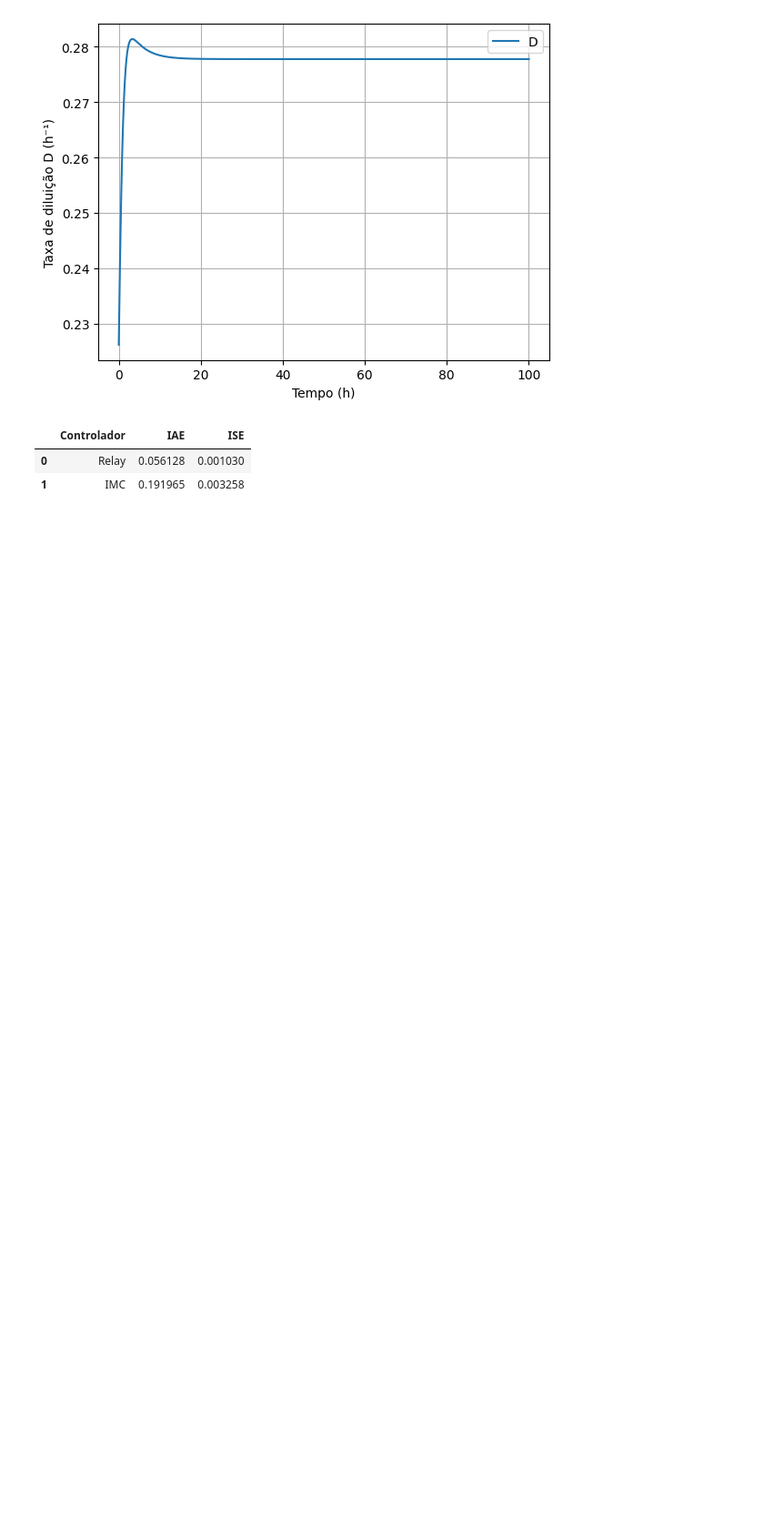
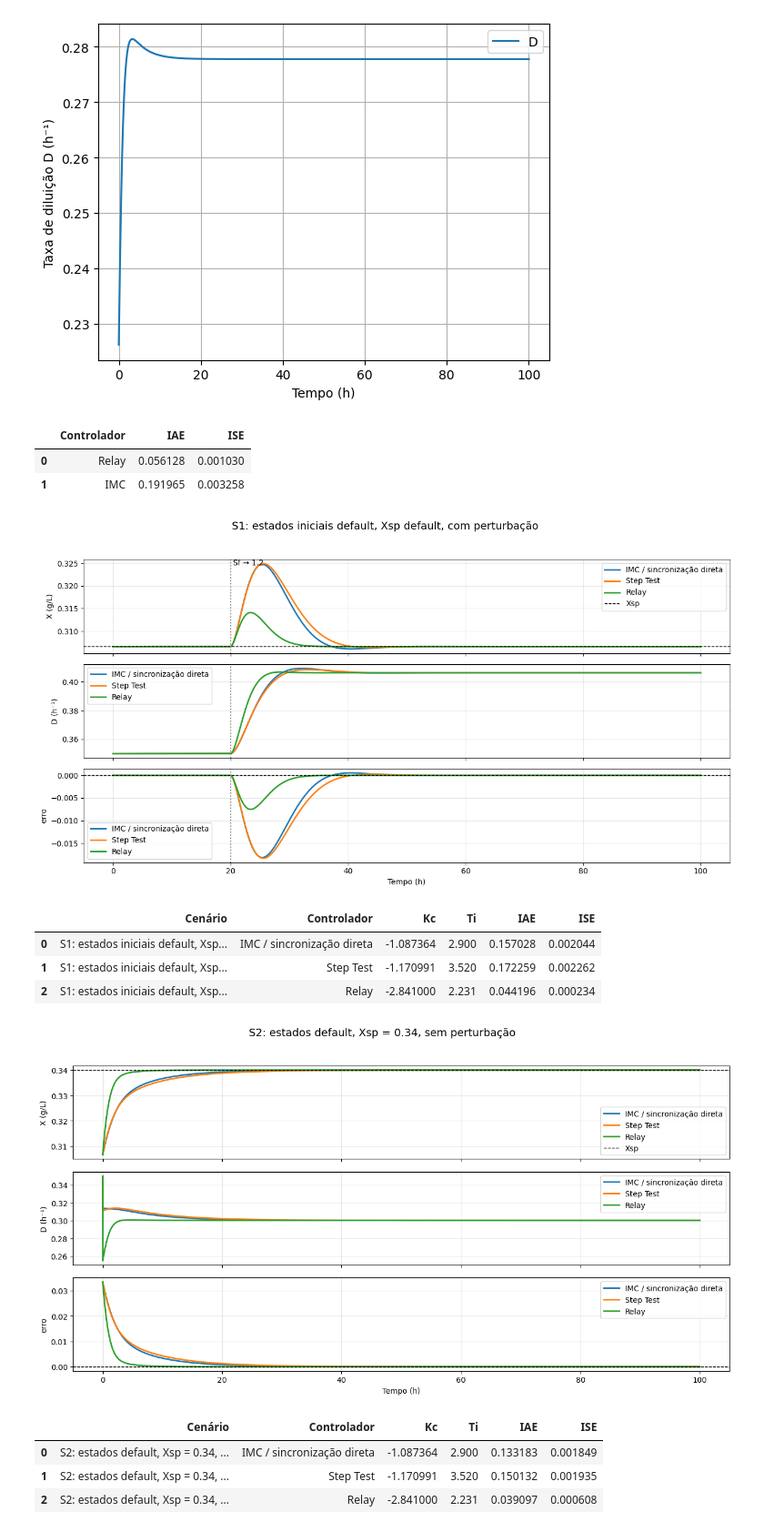
Before and after one commit to andersonmoura-cn/BioReator, a Jupyter notebook: src/sincronizacao.ipynb, the cells around one changed output. Shown at 91% size. Drawn from its saved outputs; the diff is of its cells as text; code cells hidden in the pictures; blank space fills up the shorter version.

```diff
--- a/src/sincronizacao.ipynb
+++ b/src/sincronizacao.ipynb
@@ -429,3 +439,37 @@ display(resultados)
 |  | Controlador | IAE | ISE |
 | 0 | Relay | 0.056128 | 0.001030 |
 | 1 | IMC | 0.191965 | 0.003258 |
+# %%
+# =========================
+# Parâmetros dos métodos
+# =========================
+
+# IMC / sincronização direta
+tau_imc = 2.90
+K_imc = -0.889
+tau_c_imc = 3.0
+
+Kc_imc = tau_imc / (K_imc * tau_c_imc)
+Ti_imc = tau_imc
+
+# Resultado:
+# Kc_imc = -1.087
+# Ti_imc = 2.90
+
+
+# Step Test Method
+tau_stepTest = 3.52
+K_stepTest = -1.002
+tau_c_stepTest = 3.0
+
+Kc_stepTest = tau_stepTest / (K_stepTest * tau_c_stepTest)
+Ti_stepTest = tau_stepTest
+
+# Resultado:
+# Kc_stepTest = -1.171
+# Ti_stepTest = 3.52
+
+
+# Relay
+Kc_relay = -2.841
+Ti_relay = 2.231
@@ -431,0 +752,13 @@ display(resultados)
+# %%
+resultados_sincronizacao = comparar_metodos_sincronizacao()
+# %% [output]
+[figure, added]
+|  | Cenário | Controlador | Kc | Ti | IAE | ISE |
+| 0 | S1: estados iniciais default, Xsp... | IMC / sincronização direta | -1.087364 | 2.900 | 0.157028 | 0.002044 |
+| 1 | S1: estados iniciais default, Xsp... | Step Test | -1.170991 | 3.520 | 0.172259 | 0.002262 |
+| 2 | S1: estados iniciais default, Xsp... | Relay | -2.841000 | 2.231 | 0.044196 | 0.000234 |
+[figure, added]
+|  | Cenário | Controlador | Kc | Ti | IAE | ISE |
+| 0 | S2: estados default, Xsp = 0.34, ... | IMC / sincronização direta | -1.087364 | 2.900 | 0.133183 | 0.001849 |
+| 1 | S2: estados default, Xsp = 0.34, ... | Step Test | -1.170991 | 3.520 | 0.150132 | 0.001935 |
+| 2 | S2: estados default, Xsp = 0.34, ... | Relay | -2.841000 | 2.231 | 0.039097 | 0.000608 |
```
Also changed, not shown: parts of 6 cells of this notebook, 3 other files.
